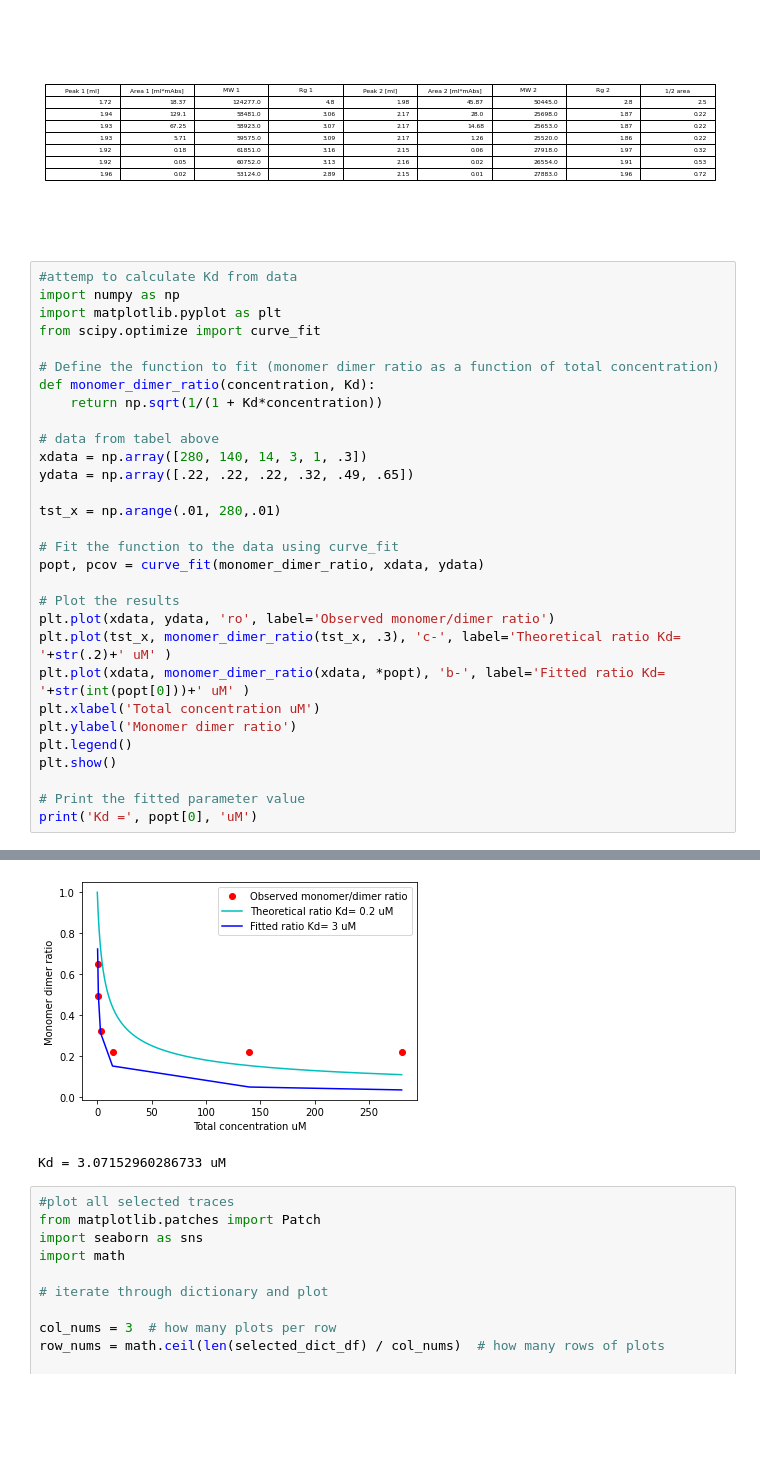
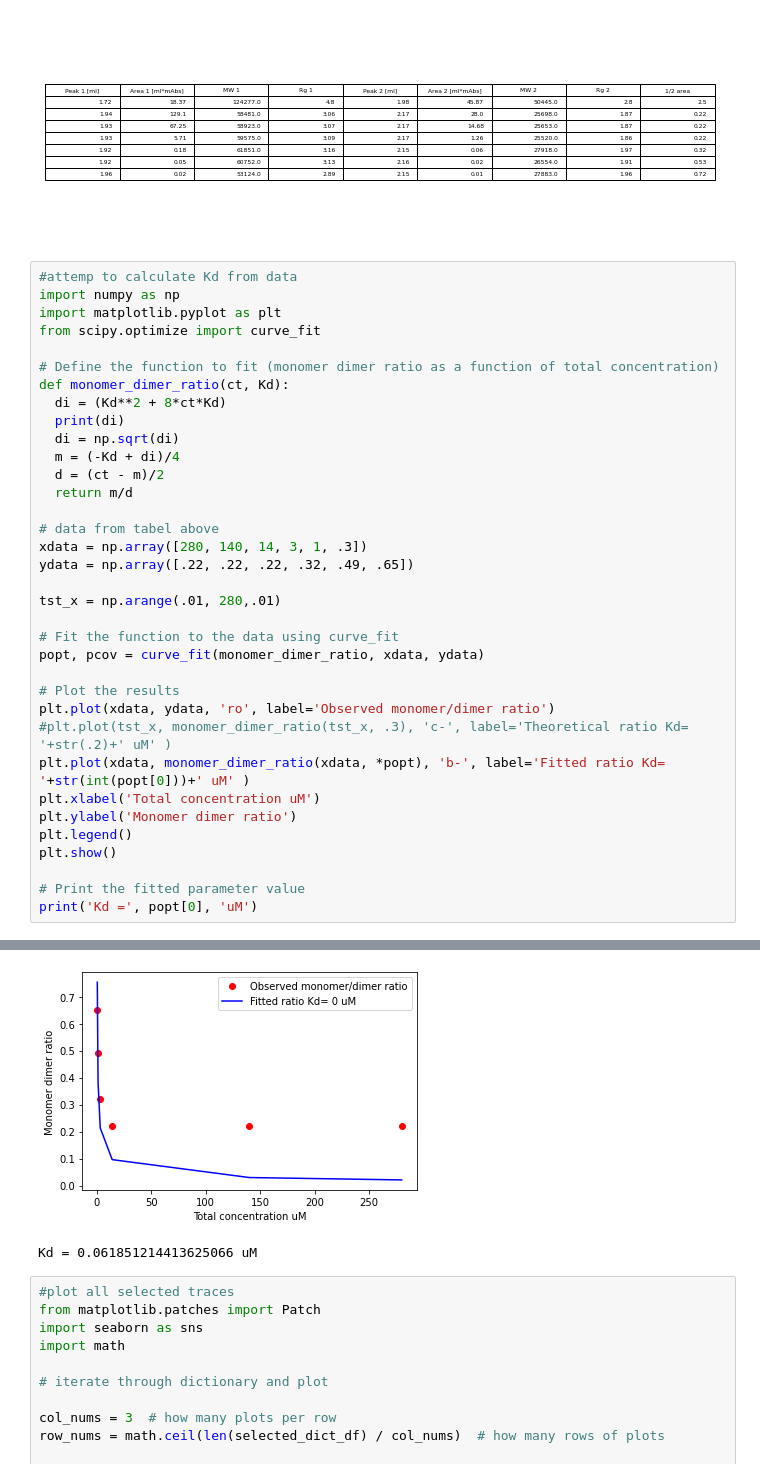
Before and after one commit to MichaelGajhede/SEC_analysis, a Jupyter notebook: SEC_fig.ipynb, the cells around one changed output, grey strips where cells are left out. Drawn from its saved outputs; the diff is of its cells as text; blank space fills up the shorter version.

```diff
--- a/SEC_fig.ipynb
+++ b/SEC_fig.ipynb
@@ -434,8 +434,13 @@ import matplotlib.pyplot as plt
 from scipy.optimize import curve_fit
 
 # Define the function to fit (monomer dimer ratio as a function of total concentration)
-def monomer_dimer_ratio(concentration, Kd):
-    return np.sqrt(1/(1 + Kd*concentration))
+def monomer_dimer_ratio(ct, Kd):
+  di = (Kd**2 + 8*ct*Kd)
+  print(di)
+  di = np.sqrt(di)
+  m = (-Kd + di)/4
+  d = (ct - m)/2
+  return m/d
 
 # data from tabel above
 xdata = np.array([280, 140, 14, 3, 1, .3])
@@ -448,7 +453,7 @@ popt, pcov = curve_fit(monomer_dimer_ratio, xdata, ydata)
 
 # Plot the results
 plt.plot(xdata, ydata, 'ro', label='Observed monomer/dimer ratio')
-plt.plot(tst_x, monomer_dimer_ratio(tst_x, .3), 'c-', label='Theoretical ratio Kd= '+str(.2)+' uM' )
+#plt.plot(tst_x, monomer_dimer_ratio(tst_x, .3), 'c-', label='Theoretical ratio Kd= '+str(.2)+' uM' )
 plt.plot(xdata, monomer_dimer_ratio(xdata, *popt), 'b-', label='Fitted ratio Kd= '+str(int(popt[0]))+' uM' )
 plt.xlabel('Total concentration uM')
 plt.ylabel('Monomer dimer ratio')
@@ -461,5 +483,5 @@ print('Kd =', popt[0], 'uM')
-[figure, old version]
+[figure, new version]
-Kd = 3.07152960286733 uM
+Kd = 0.061851214413625066 uM
 # %%
 #plot all selected traces
 from matplotlib.patches import Patch
```
Also changed, not shown: parts of 1 cell of this notebook.
